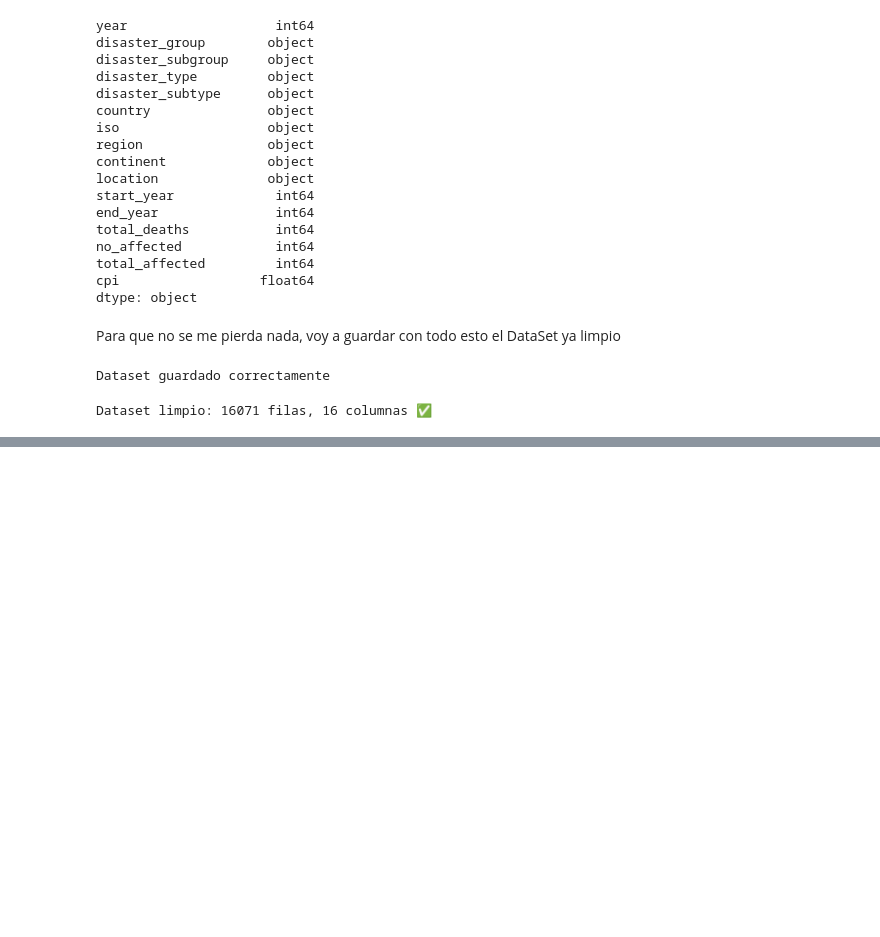
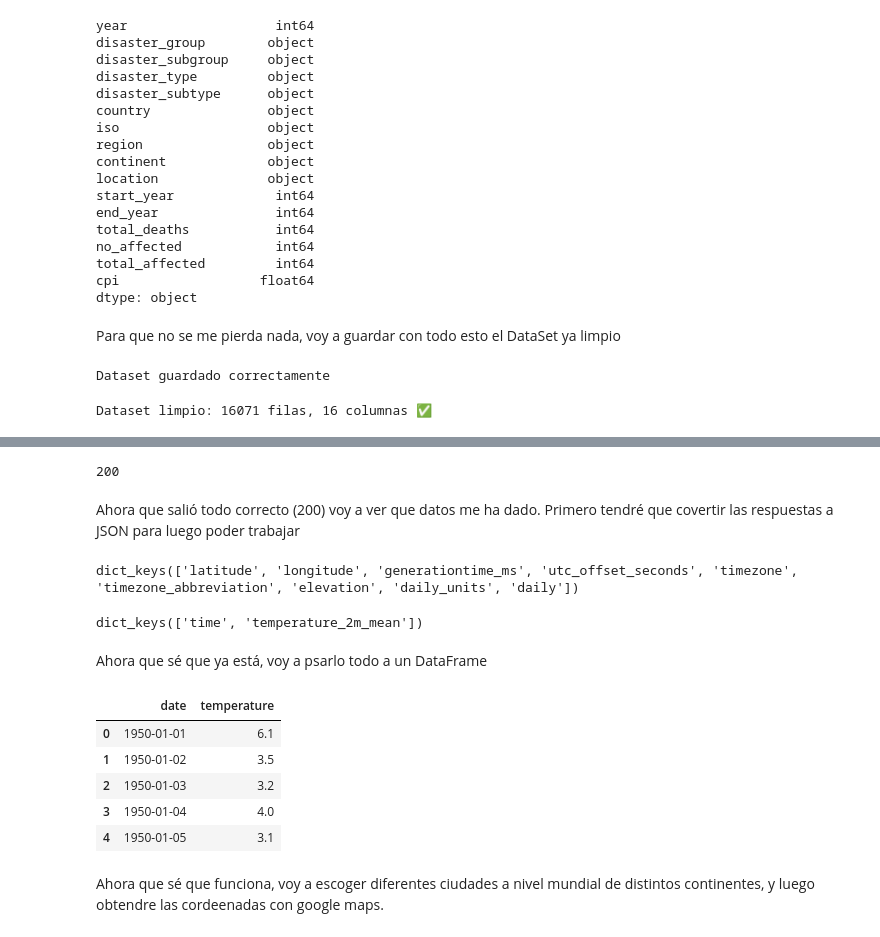
Before and after one commit to erikajcd08/Project-1--Clima-y-Cat-strofres-Naturales, a Jupyter notebook: notebooks/Project 1- Clima y Catastrofes Naturales Notebook.ipynb, the cells around one changed output, grey strips where cells are left out. Cells and saved outputs as stored; diff of their text form; code cells hidden in the pictures; blank space fills up the shorter version.

```diff
--- a/notebooks/Project 1- Clima y Catastrofes Naturales Notebook.ipynb
+++ b/notebooks/Project 1- Clima y Catastrofes Naturales Notebook.ipynb
@@ -285,0 +292,40 @@ Dataset limpio: 16071 filas, 16 columnas ✅
+# %%
+url = 'https://archive-api.open-meteo.com/v1/archive'
+params ={"latitude": 40.4168,
+        "longitude": -3.7038,
+        "start_date": "1950-01-01",
+        "end_date": "2021-12-31",
+        "daily": "temperature_2m_mean",
+        "timezone": "Europe/Madrid"}
+
+response= requests.get(url, params=params)
+print(response.status_code)
+# %% [output]
+200
+# %% [markdown]
+Ahora que salió todo correcto (200) voy a ver que datos me ha dado. Primero tendré que covertir las respuestas a JSON para luego poder trabajar
+# %%
+data= response.json()
+print(data.keys())
+# %% [output]
+dict_keys(['latitude', 'longitude', 'generationtime_ms', 'utc_offset_seconds', 'timezone', 'timezone_abbreviation', 'elevation', 'daily_units', 'daily'])
+# %%
+print(data['daily'].keys())
+# %% [output]
+dict_keys(['time', 'temperature_2m_mean'])
+# %% [markdown]
+Ahora que sé que ya está, voy a psarlo todo a un DataFrame
+# %%
+df_temp = pd.DataFrame({"date": data["daily"]["time"],
+                        "temperature": data["daily"]["temperature_2m_mean"]})
+
+df_temp.head()
+# %% [output]
+|  | date | temperature |
+| 0 | 1950-01-01 | 6.1 |
+| 1 | 1950-01-02 | 3.5 |
+| 2 | 1950-01-03 | 3.2 |
+| 3 | 1950-01-04 | 4.0 |
+| 4 | 1950-01-05 | 3.1 |
+# %% [markdown]
+Ahora que sé que funciona, voy a escoger diferentes ciudades a nivel mundial de distintos continentes, y luego obtendre las cordeenadas con google maps.
```
Also changed, not shown: parts of 18 cells of this notebook, 4 other files.
